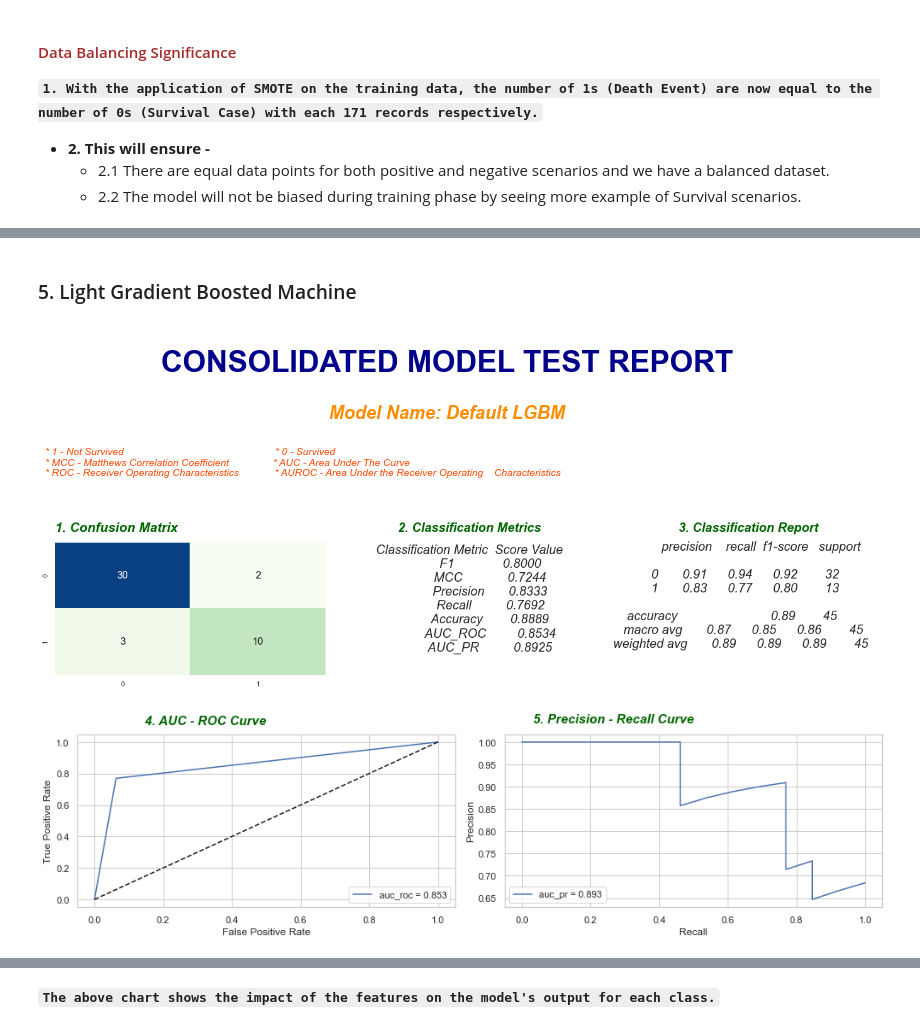
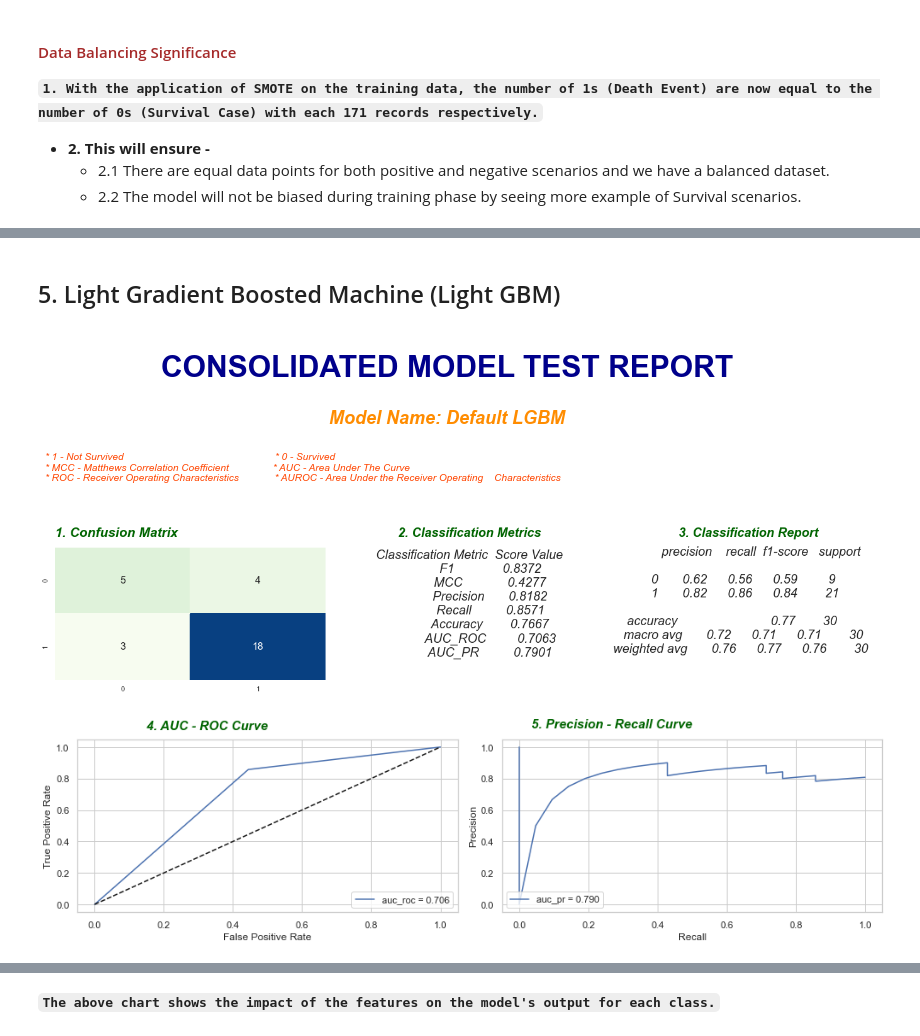
Before and after one commit to sauravmishra1710/Heart-Failure-Condition-And-Survival-Analysis, a Jupyter notebook: Heart_Failure_Prediction.ipynb, the cells around one changed output, grey strips where cells are left out. Cells and saved outputs as stored; diff of their text form; code cells hidden in the pictures.

Commit message:
death event classification modelling

```diff
--- a/Heart_Failure_Prediction.ipynb
+++ b/Heart_Failure_Prediction.ipynb
@@ -481,0 +228,5 @@ plot_importance(best_xgb)
+# %%
+from sklearn.preprocessing import StandardScaler
+sc = StandardScaler()
+X_train = sc.fit_transform(X_train)
+X_test = sc.transform(X_test)
@@ -481,0 +288,8 @@ plot_importance(best_xgb)
+# %%
+best_svc = grid_search.best_estimator_
+
+best_svc.fit(X_train, y_train.values.ravel())
+
+
+# Generate the model test classification report
+utils.Generate_Model_Test_Classification_Report(best_svc, X_test, y_test, model_name="Tuned Support Vector Machine")
@@ -481,0 +432,22 @@ plot_importance(best_xgb)
+# %%
+# XGBoost with Default Parameters
+xgb = XGBClassifier(n_jobs = -1, random_state = 100)
+
+param_grid = {'max_depth': range(4, 40),
+             'learning_rate': [0.001, 0.01, 0.1, 0.2, 0.3, 0.6, 0.9, 0.95, 0.99],
+             'n_estimators': range(100, 1100, 100),
+             'min_child_weight': range(1, 11),
+             'subsample': np.arange(0.1, 1.1, 0.1),
+             'colsample_bytree': np.arange(0.1, 1.1, 0.1)}
+
+# Instantiating RandomizedSearchCV object
+xgb_grid = RandomizedSearchCV(xgb, param_grid, cv = 5)
+
+# fitting the model for grid search
+xgb_grid.fit(X_train, y_train.values.ravel())
+
+# get the best parameter from gird search
+print("Best Parameters:", xgb_grid.best_params_)
+
+# get the best classifier model after hyper-parameter tuning
+print("\nBest Classifier:", xgb_grid.best_estimator_)
@@ -481,0 +472,8 @@ plot_importance(best_xgb)
+# %%
+# XG Boost with Best Hypertuned Parameters
+best_xgb = xgb_grid.best_estimator_
+
+best_xgb.fit(X_train, y_train.values.ravel())
+
+# Generate the model test classification report
+utils.Generate_Model_Test_Classification_Report(best_xgb, X_test, y_test, model_name="Tuned XG Boost")
@@ -490,17 +515,17 @@ shap.summary_plot(shap_values, X_test)
 # %% [markdown]
-### 5. Light Gradient Boosted Machine
+## 5. Light Gradient Boosted Machine (Light GBM)
 # %%
 # LightGBM with Default Parameters
 lgb = LGBMClassifier(objective = 'binary', n_jobs = -1, random_state = 100)
 
-lgb.fit(X_train_resampled.values, y_train_resampled.values.ravel())
+lgb.fit(X_train, y_train.values.ravel())
 
 # Generate the model test classification report
 utils.Generate_Model_Test_Classification_Report(lgb, X_test, y_test, model_name="Default LGBM")
 # %% [output]
 [figure]
-[figure, old version]
+[figure, new version]
-[figure, old version]
+[figure, new version]
 # %%
 # plot_model_feature_importances(model = lgb)
 
```
Also changed, not shown: parts of 66 cells of this notebook.
